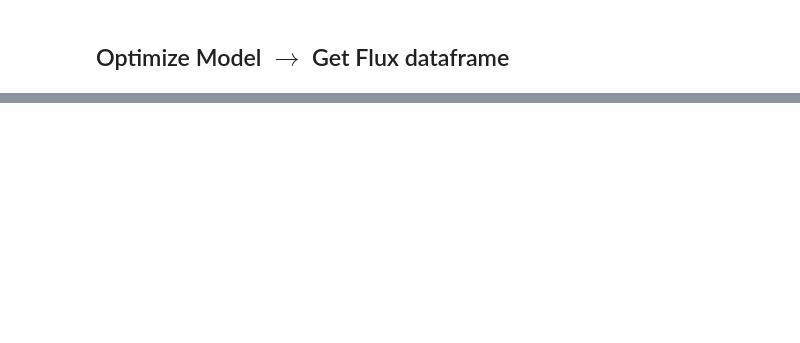
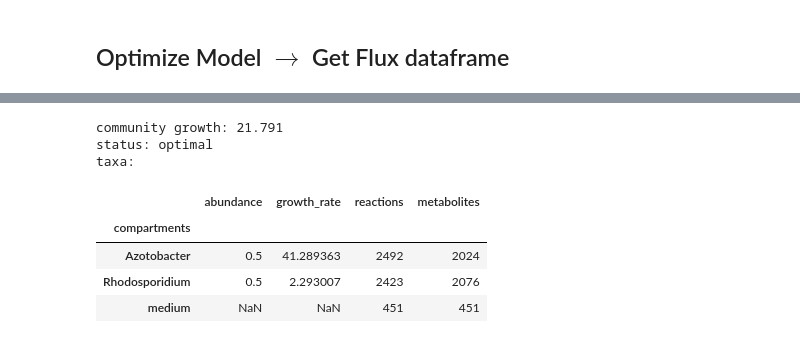
Before and after one commit to PNNL-CompBio/CONCERTO, a Jupyter notebook: notebooks/visualize_with_ConsortiumModels.ipynb, the cells around one changed output, grey strips where cells are left out. Saved outputs shown, nothing was run; the diff lists cells and outputs as text; code cells hidden in the pictures; blank space fills up the shorter version.

```diff
--- a/notebooks/visualize_with_ConsortiumModels.ipynb
+++ b/notebooks/visualize_with_ConsortiumModels.ipynb
@@ -69,0 +82,12 @@ result.fluxes
+# %%
+av_rt_result = av_rt_community.optimize(fluxes=True, pfba=False)
+av_rt_result
+# %% [output]
+community growth: 21.791
+status: optimal
+taxa:
+|  | abundance | growth_rate | reactions | metabolites |
+| compartments |  |  |  |  |
+| Azotobacter | 0.5 | 41.289363 | 2492 | 2024 |
+| Rhodosporidium | 0.5 | 2.293007 | 2423 | 2076 |
+| medium | NaN | NaN | 451 | 451 |
```
Also changed, not shown: parts of 26 cells of this notebook.
